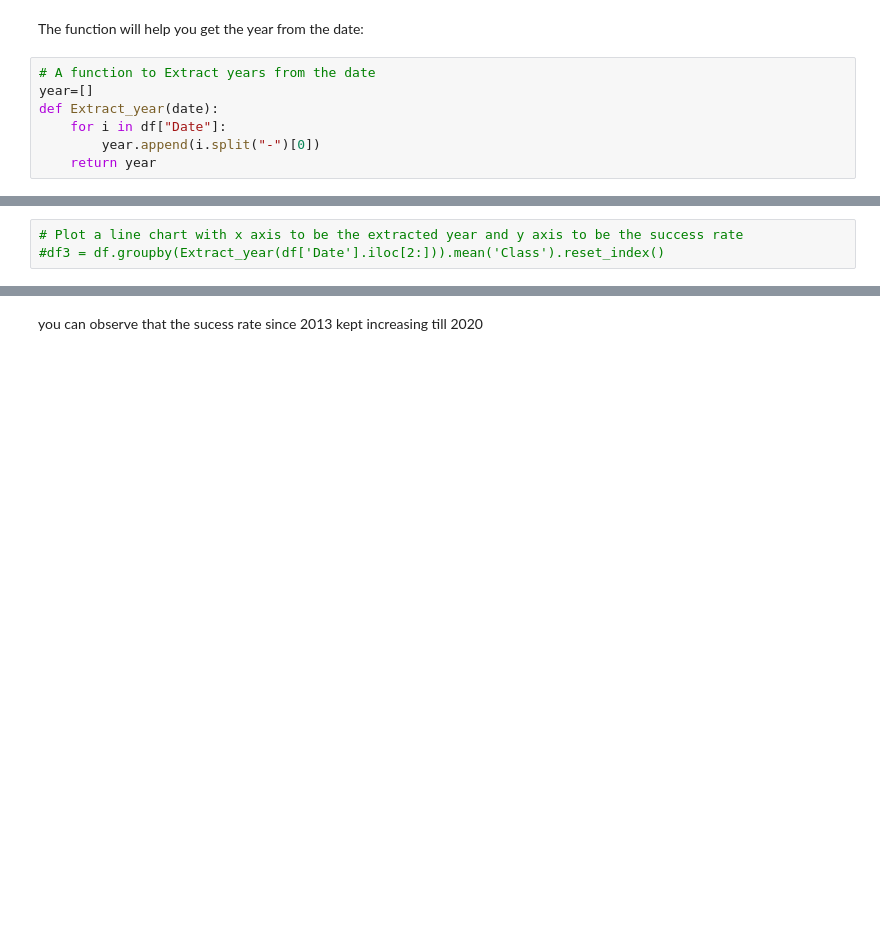
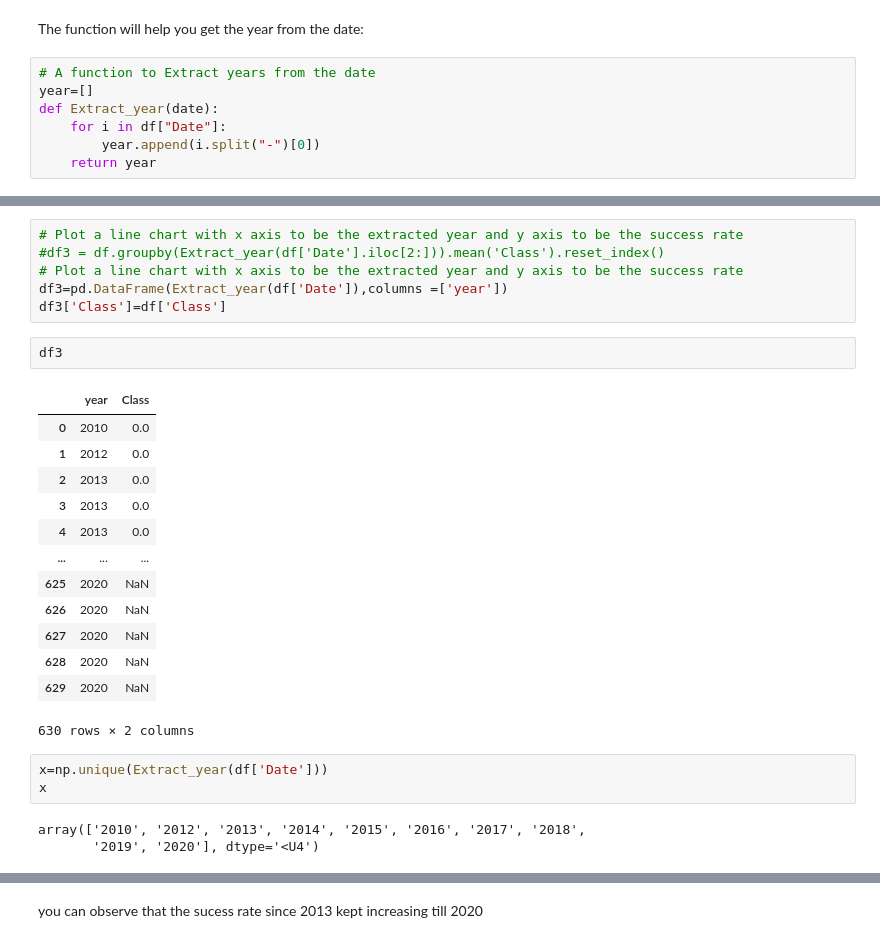
Before and after one commit to abduOvgy/Master, a Jupyter notebook: pandas_data_visual.ipynb, the cells around one changed output, grey strips where cells are left out. Drawn from its saved outputs; the diff is of its cells as text; blank space fills up the shorter version.

```diff
--- a/pandas_data_visual.ipynb
+++ b/pandas_data_visual.ipynb
@@ -208,3 +208,28 @@ Extract_year(df['Date'])
 # %%
 # Plot a line chart with x axis to be the extracted year and y axis to be the success rate
 #df3 = df.groupby(Extract_year(df['Date'].iloc[2:])).mean('Class').reset_index()
+# Plot a line chart with x axis to be the extracted year and y axis to be the success rate
+df3=pd.DataFrame(Extract_year(df['Date']),columns =['year'])
+df3['Class']=df['Class']
+# %%
+df3
+# %% [output]
+|  | year | Class |
+| 0 | 2010 | 0.0 |
+| 1 | 2012 | 0.0 |
+| 2 | 2013 | 0.0 |
+| 3 | 2013 | 0.0 |
+| 4 | 2013 | 0.0 |
+| ... | ... | ... |
+| 625 | 2020 | NaN |
+| 626 | 2020 | NaN |
+| 627 | 2020 | NaN |
+| 628 | 2020 | NaN |
+| 629 | 2020 | NaN |
+630 rows × 2 columns
+# %%
+x=np.unique(Extract_year(df['Date']))
+x
+# %% [output]
+array(['2010', '2012', '2013', '2014', '2015', '2016', '2017', '2018',
+       '2019', '2020'], dtype='<U4')
```
Also changed, not shown: parts of 6 cells of this notebook.
